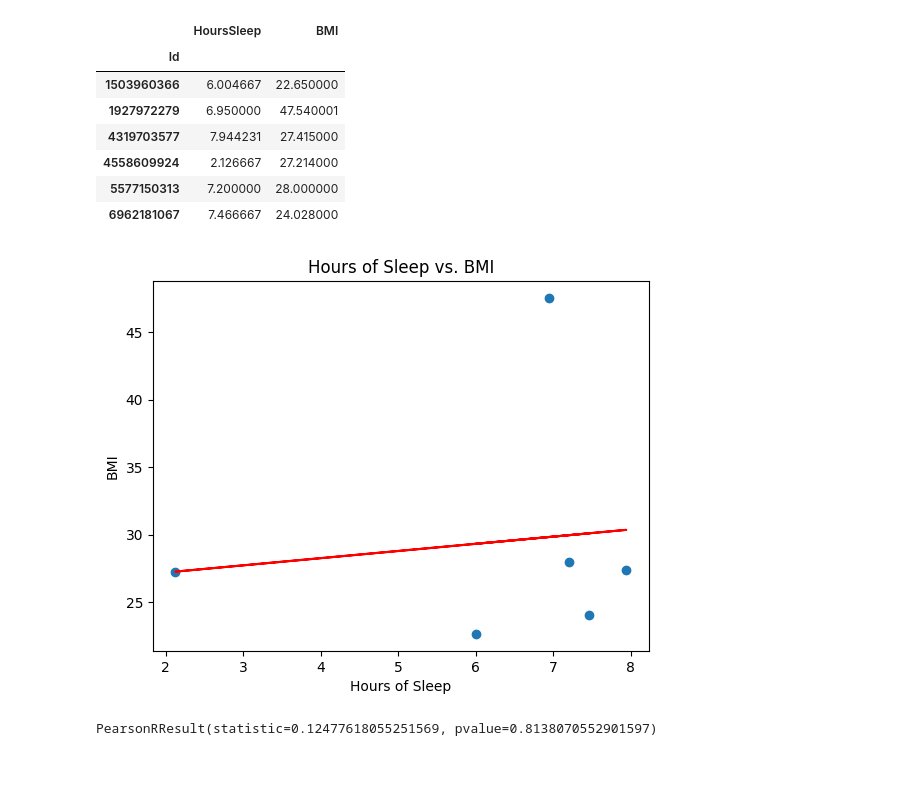
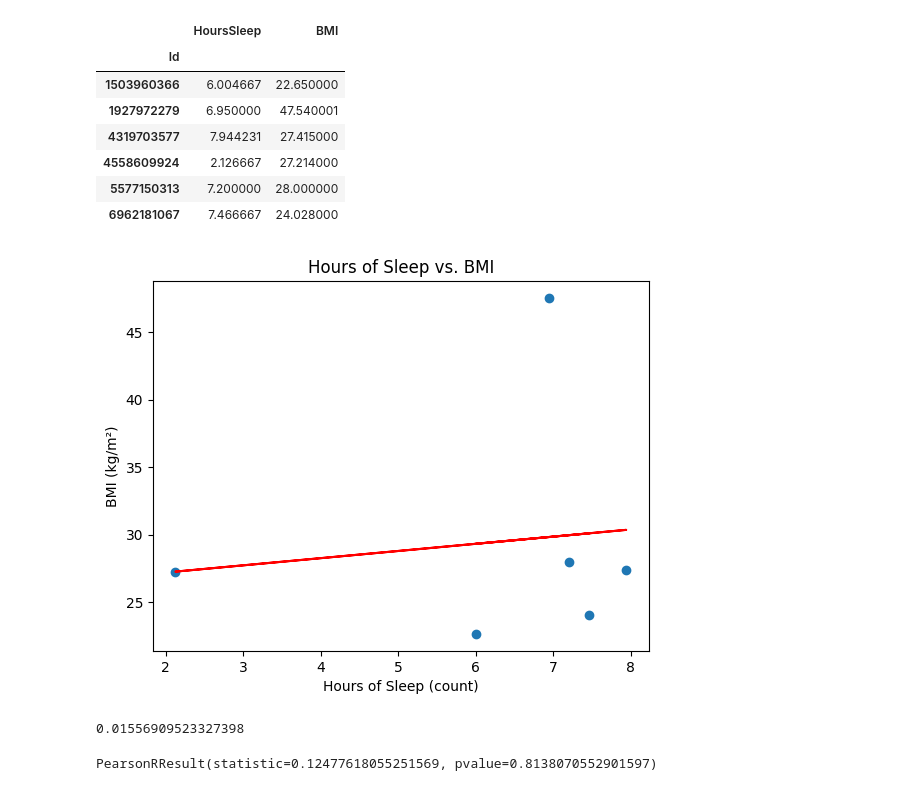
Before and after one commit to caitepley/Group1-Project1, a Jupyter notebook: main.ipynb, the cells around one changed output. Saved outputs shown, nothing was run; the diff lists cells and outputs as text; code cells hidden in the pictures.

```diff
--- a/main.ipynb
+++ b/main.ipynb
@@ -170,17 +175,22 @@ sleep_weight_summary
 # %%
 # plot each participant's average amount of sleep vs. their average BMI
 x_values = sleep_weight_summary['HoursSleep']
 y_values = sleep_weight_summary['BMI']
 plt.scatter(x_values,y_values)
 (slope, intercept, rvalue, pvalue, stderr) = linregress(x_values,y_values)
 regress_values = x_values * slope + intercept
 plt.plot(x_values,regress_values,"r-")
 plt.title('Hours of Sleep vs. BMI')
-plt.xlabel('Hours of Sleep')
-plt.ylabel('BMI')
+plt.xlabel('Hours of Sleep (count)')
+plt.ylabel('BMI (kg/m\u00b2)')
 plt.show()
 # %% [output]
-[figure, old version]
+[figure, new version]
+# %%
+r2 = rvalue**2
+r2
+# %% [output]
+0.01556909523327398
 # %%
 stats.pearsonr(x_values,y_values)
 # %% [output]
```
Also changed, not shown: parts of 8 cells of this notebook.
